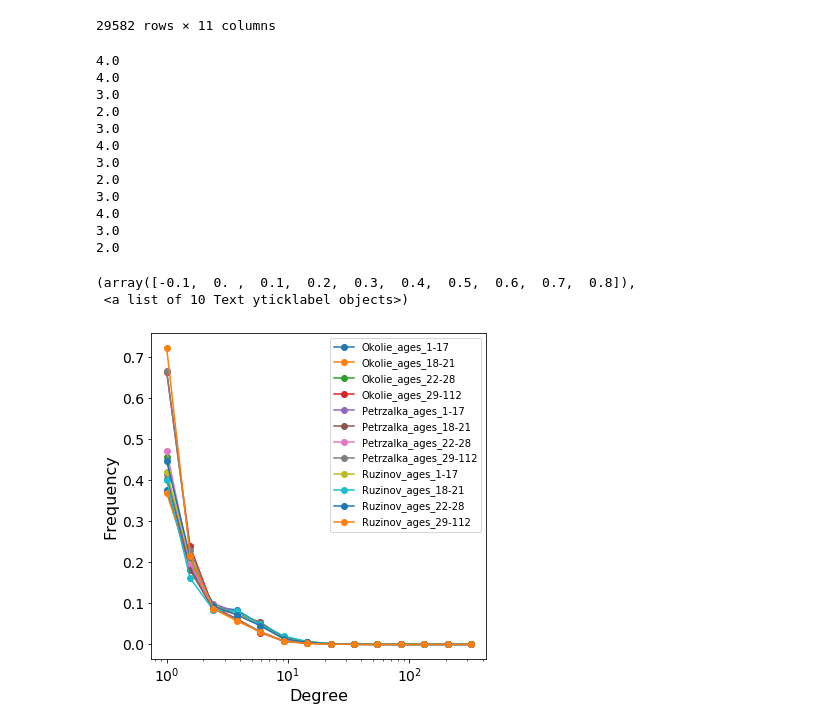
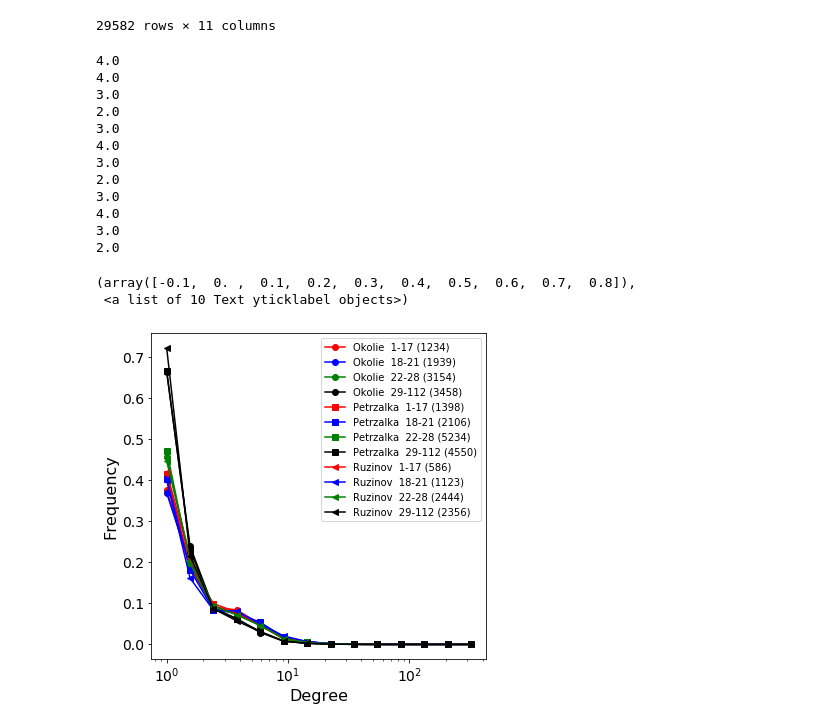
Before and after one commit to MGarrod1/unobserved_spin_influence, a Jupyter notebook: Figure_3_Pokec/Pokec_block_degree_dists.ipynb, the cells around one changed output. Saved outputs shown, nothing was run; the diff lists cells and outputs as text; code cells hidden in the pictures.

Commit message:
colour/shape based on age/region

```diff
--- a/Figure_3_Pokec/Pokec_block_degree_dists.ipynb
+++ b/Figure_3_Pokec/Pokec_block_degree_dists.ipynb
@@ -72,39 +72,48 @@ df=bratislava_profiles_indices
 # to do: show block sizes in legend?
 
 
+region_symbol={'Okolie':'o','Petrzalka':'s','Ruzinov':'<'}
+age_colour={'1-17':'r','18-21':'b','22-28':'g','29-112':'k'}
 
 fig,ax=plt.subplots(figsize=(6,6))
 for block_name in block_names :
     current_degrees = df.loc[df['block']==block_name]['degree'].to_list()
     print(np.median(current_degrees))
+
+    region=block_name.split('_')[0]
+    age_group=block_name.split('_')[2]
+
+
+    lab=block_name.replace('_',' ').replace('ages','') + f" ({len(current_degrees)})"
+
     counts,bins=np.histogram(current_degrees,bins=[10**k for k in np.linspace(0,2.7,15)],density=True)
-    plt.plot(bins[:-1],counts,'o-',label=block_name)
+    plt.plot(bins[:-1],counts,f'{age_colour[age_group]}{region_symbol[region]}-',label=lab)
 
 #plt.hist(degrees)
 plt.legend()
 #plt.yscale('log')
 plt.xscale('log')
 plt.xlabel("Degree",fontsize=16)
 plt.ylabel("Frequency",fontsize=16)
 plt.xticks(fontsize=14)
 plt.yticks(fontsize=14)
 
 #plt.savefig("Plots/block_level_degree_dist")
 # %% [output]
 4.0
 4.0
 3.0
 2.0
 3.0
 4.0
 3.0
 2.0
 3.0
 4.0
 3.0
 2.0
 (array([-0.1,  0. ,  0.1,  0.2,  0.3,  0.4,  0.5,  0.6,  0.7,  0.8]),
  <a list of 10 Text yticklabel objects>)
-[figure, old version]
+[figure, new version]
 # %%
 sns.lineplot(data=df,x='gradient',y='mag',hue='Mean Age',palette='coolwarm',style='Region',lw=2.0)
```
